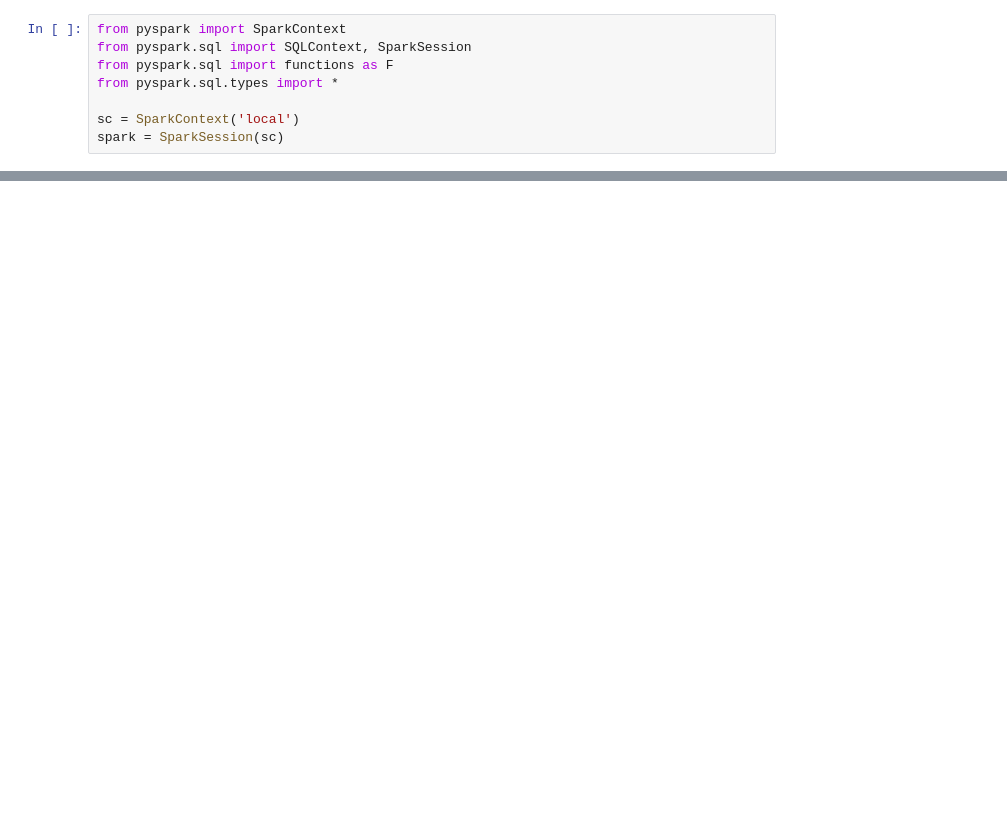
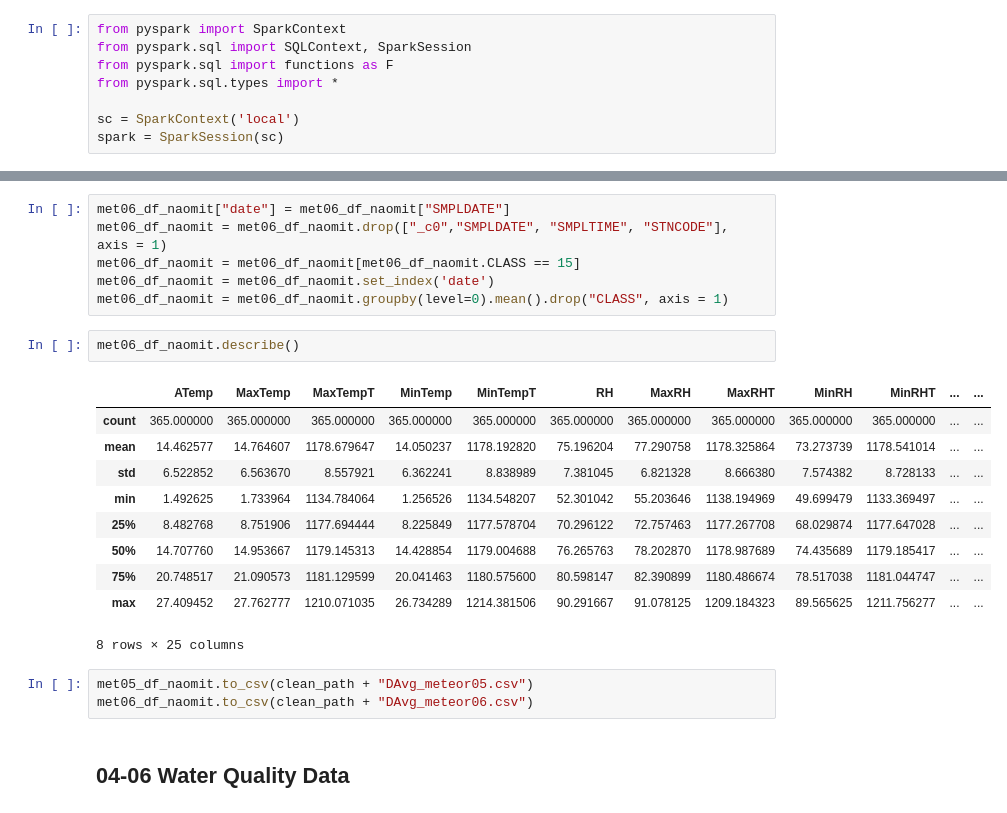
Before and after one commit to brendanwliu/pstat135_final, a Jupyter notebook: visualizations.ipynb, the cells around one changed output, grey strips where cells are left out. Saved outputs shown, nothing was run; the diff lists cells and outputs as text; blank space fills up the shorter version.

```diff
--- a/visualizations.ipynb
+++ b/visualizations.ipynb
@@ -45,0 +118,24 @@ root
+# %%
+met06_df_naomit["date"] = met06_df_naomit["SMPLDATE"]
+met06_df_naomit = met06_df_naomit.drop(["_c0","SMPLDATE", "SMPLTIME", "STNCODE"], axis = 1)
+met06_df_naomit = met06_df_naomit[met06_df_naomit.CLASS == 15]
+met06_df_naomit = met06_df_naomit.set_index('date')
+met06_df_naomit = met06_df_naomit.groupby(level=0).mean().drop("CLASS", axis = 1)
+# %%
+met06_df_naomit.describe()
+# %% [output]
+|  | ATemp | MaxTemp | MaxTempT | MinTemp | MinTempT | RH | MaxRH | MaxRHT | MinRH | MinRHT | ... | ... |
+| count | 365.000000 | 365.000000 | 365.000000 | 365.000000 | 365.000000 | 365.000000 | 365.000000 | 365.000000 | 365.000000 | 365.000000 | ... | ... |
+| mean | 14.462577 | 14.764607 | 1178.679647 | 14.050237 | 1178.192820 | 75.196204 | 77.290758 | 1178.325864 | 73.273739 | 1178.541014 | ... | ... |
+| std | 6.522852 | 6.563670 | 8.557921 | 6.362241 | 8.838989 | 7.381045 | 6.821328 | 8.666380 | 7.574382 | 8.728133 | ... | ... |
+| min | 1.492625 | 1.733964 | 1134.784064 | 1.256526 | 1134.548207 | 52.301042 | 55.203646 | 1138.194969 | 49.699479 | 1133.369497 | ... | ... |
+| 25% | 8.482768 | 8.751906 | 1177.694444 | 8.225849 | 1177.578704 | 70.296122 | 72.757463 | 1177.267708 | 68.029874 | 1177.647028 | ... | ... |
+| 50% | 14.707760 | 14.953667 | 1179.145313 | 14.428854 | 1179.004688 | 76.265763 | 78.202870 | 1178.987689 | 74.435689 | 1179.185417 | ... | ... |
+| 75% | 20.748517 | 21.090573 | 1181.129599 | 20.041463 | 1180.575600 | 80.598147 | 82.390899 | 1180.486674 | 78.517038 | 1181.044747 | ... | ... |
+| max | 27.409452 | 27.762777 | 1210.071035 | 26.734289 | 1214.381506 | 90.291667 | 91.078125 | 1209.184323 | 89.565625 | 1211.756277 | ... | ... |
+8 rows × 25 columns
+# %%
+met05_df_naomit.to_csv(clean_path + "DAvg_meteor05.csv")
+met06_df_naomit.to_csv(clean_path + "DAvg_meteor06.csv")
+# %% [markdown]
+## 04-06 Water Quality Data
```
Also changed, not shown: parts of 17 cells of this notebook, 1 other file.
